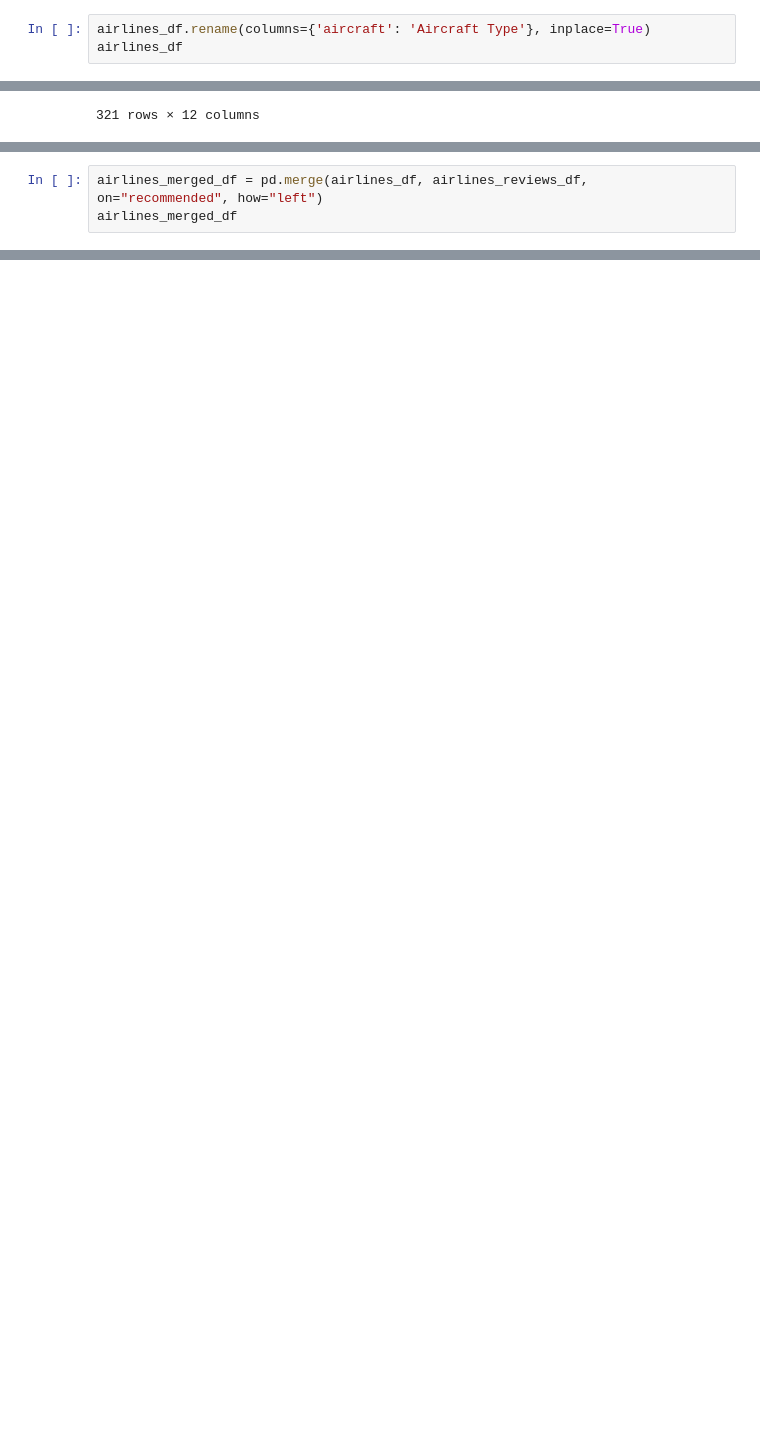
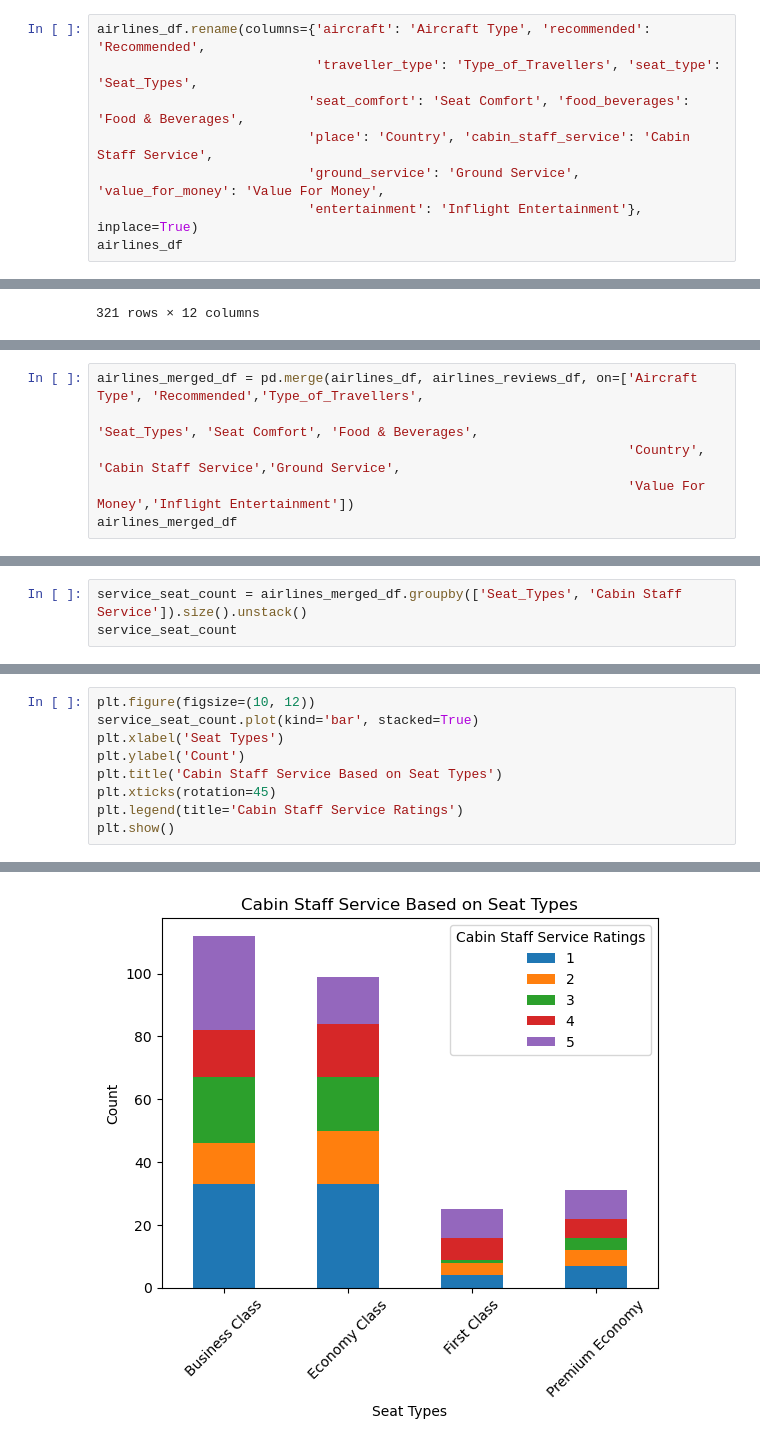
Before and after one commit to chonyeagoro/Project_3_Data_Engineering, a Jupyter notebook: Project_3_data_engineering.ipynb, the cells around one changed output, grey strips where cells are left out. Cells and saved outputs as stored; diff of their text form; blank space fills up the shorter version.

```diff
--- a/Project_3_data_engineering.ipynb
+++ b/Project_3_data_engineering.ipynb
@@ -123,4 +126,9 @@ dtype: int64
 # %%
-airlines_df.rename(columns={'aircraft': 'Aircraft Type'}, inplace=True)
+airlines_df.rename(columns={'aircraft': 'Aircraft Type', 'recommended': 'Recommended',
+                            'traveller_type': 'Type_of_Travellers', 'seat_type': 'Seat_Types',
+                           'seat_comfort': 'Seat Comfort', 'food_beverages': 'Food & Beverages',
+                           'place': 'Country', 'cabin_staff_service': 'Cabin Staff Service',
+                           'ground_service': 'Ground Service', 'value_for_money': 'Value For Money',
+                           'entertainment': 'Inflight Entertainment'}, inplace=True)
 airlines_df
 # %% [output]
@@ -183,4 +205,7 @@ airlines_reviews_df
 # %%
-airlines_merged_df = pd.merge(airlines_df, airlines_reviews_df, on="recommended", how="left")
+airlines_merged_df = pd.merge(airlines_df, airlines_reviews_df, on=['Aircraft Type', 'Recommended','Type_of_Travellers',
+                                                                    'Seat_Types', 'Seat Comfort', 'Food & Beverages',
+                                                                    'Country', 'Cabin Staff Service','Ground Service',
+                                                                    'Value For Money','Inflight Entertainment'])
 airlines_merged_df
 # %% [output]
@@ -187,0 +259,3 @@ KeyError: 'recommended'
+# %%
+service_seat_count = airlines_merged_df.groupby(['Seat_Types', 'Cabin Staff Service']).size().unstack()
+service_seat_count
@@ -187,0 +269,10 @@ KeyError: 'recommended'
+# %%
+plt.figure(figsize=(10, 12))
+service_seat_count.plot(kind='bar', stacked=True)
+plt.xlabel('Seat Types')
+plt.ylabel('Count')
+plt.title('Cabin Staff Service Based on Seat Types')
+plt.xticks(rotation=45)
+plt.legend(title='Cabin Staff Service Ratings')
+plt.show()
+# %% [output]
@@ -187,0 +280 @@ KeyError: 'recommended'
+[figure, added]
```
Also changed, not shown: parts of 13 cells of this notebook.
